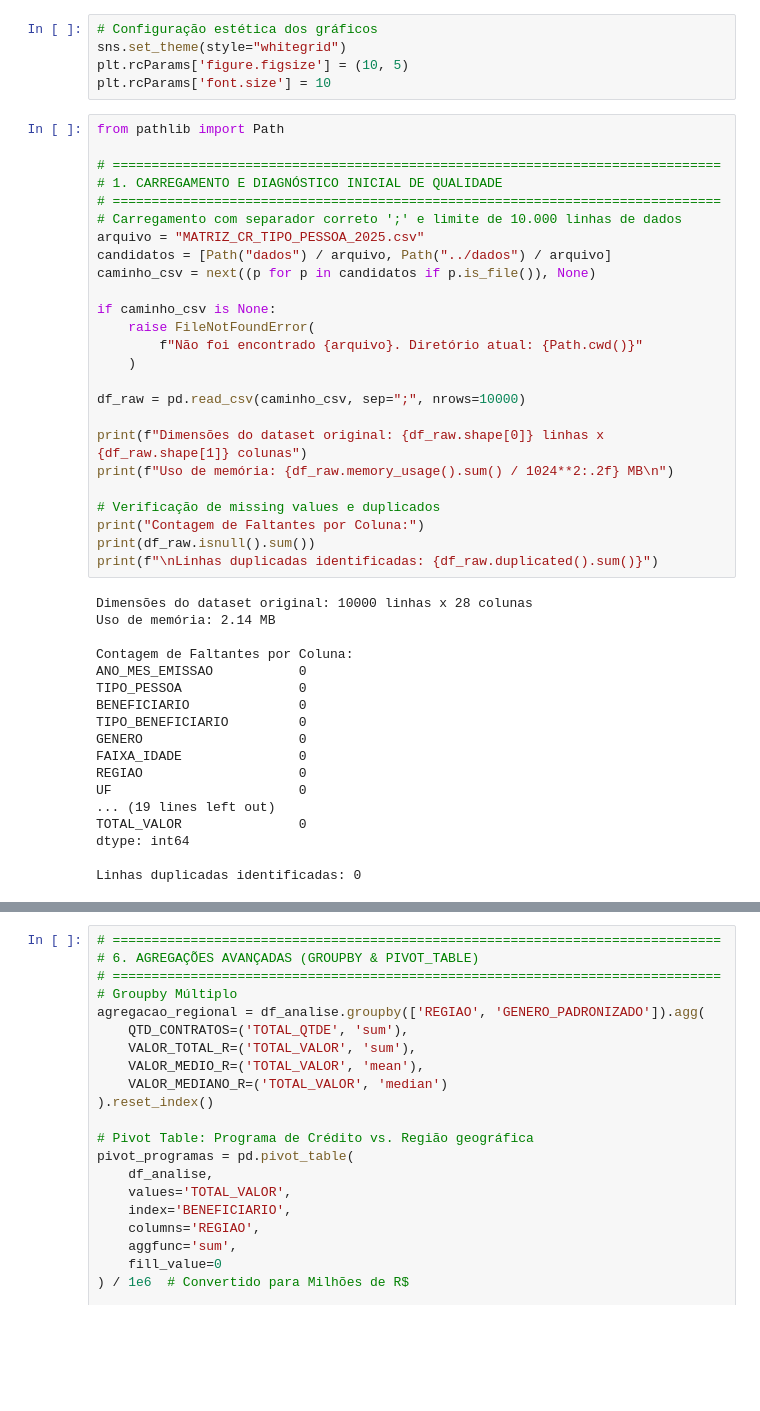
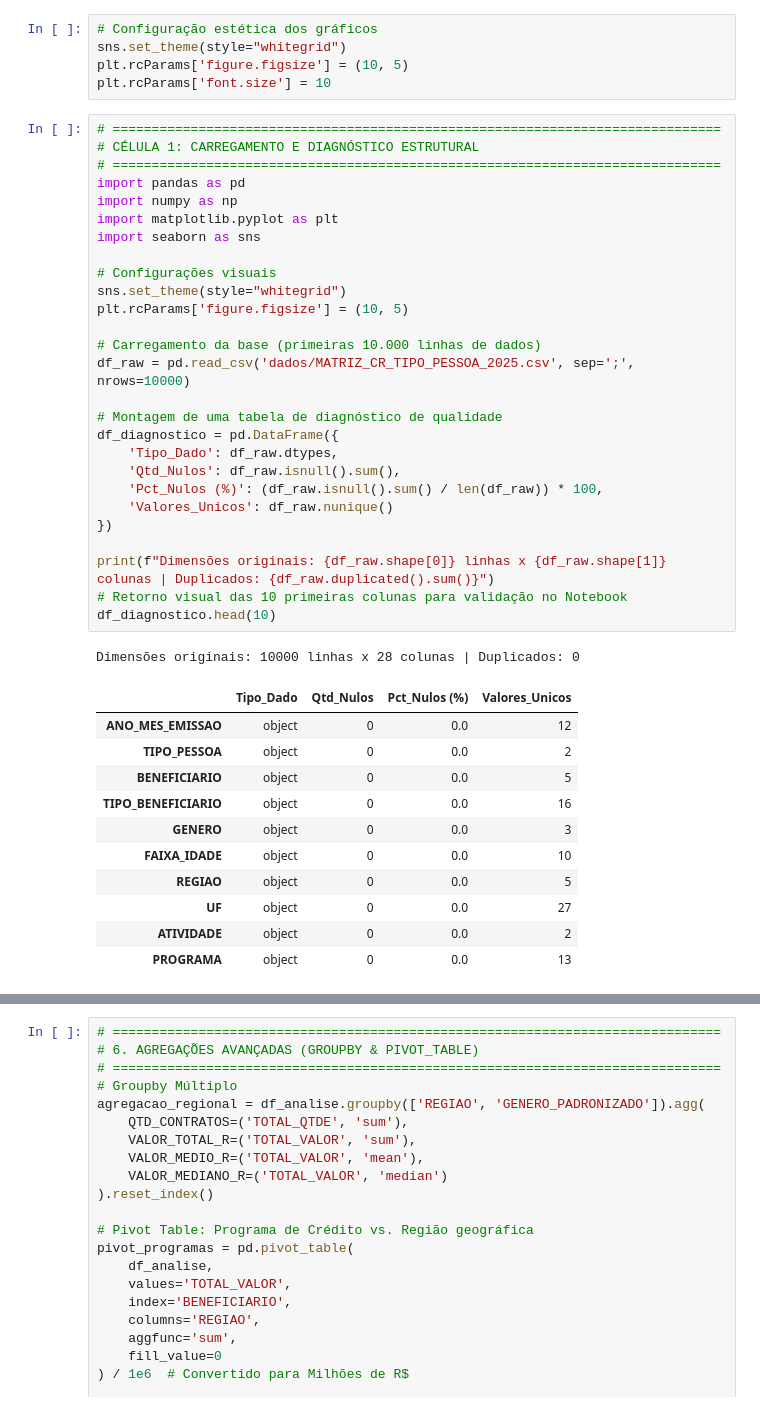
Before and after one commit to danielmassita/ADA1735-DS-PY-004-CarolCleissonDaniel, a Jupyter notebook: analise.ipynb, the cells around one changed output, grey strips where cells are left out. Cells and saved outputs as stored; diff of their text form; blank space fills up the shorter version.

Commit message:
feat: Ajustes tabelas e graficos com Readme

```diff
--- a/analise.ipynb
+++ b/analise.ipynb
@@ -12,47 +12,44 @@ sns.set_theme(style="whitegrid")
 plt.rcParams['figure.figsize'] = (10, 5)
 plt.rcParams['font.size'] = 10
 # %%
-from pathlib import Path
+# ==============================================================================
+# CÉLULA 1: CARREGAMENTO E DIAGNÓSTICO ESTRUTURAL
+# ==============================================================================
+import pandas as pd
+import numpy as np
+import matplotlib.pyplot as plt
+import seaborn as sns
 
-# ==============================================================================
-# 1. CARREGAMENTO E DIAGNÓSTICO INICIAL DE QUALIDADE
-# ==============================================================================
-# Carregamento com separador correto ';' e limite de 10.000 linhas de dados
-arquivo = "MATRIZ_CR_TIPO_PESSOA_2025.csv"
-candidatos = [Path("dados") / arquivo, Path("../dados") / arquivo]
-caminho_csv = next((p for p in candidatos if p.is_file()), None)
+# Configurações visuais
+sns.set_theme(style="whitegrid")
+plt.rcParams['figure.figsize'] = (10, 5)
 
-if caminho_csv is None:
-    raise FileNotFoundError(
-        f"Não foi encontrado {arquivo}. Diretório atual: {Path.cwd()}"
-    )
+# Carregamento da base (primeiras 10.000 linhas de dados)
+df_raw = pd.read_csv('dados/MATRIZ_CR_TIPO_PESSOA_2025.csv', sep=';', nrows=10000)
 
-df_raw = pd.read_csv(caminho_csv, sep=";", nrows=10000)
+# Montagem de uma tabela de diagnóstico de qualidade
+df_diagnostico = pd.DataFrame({
+    'Tipo_Dado': df_raw.dtypes,
+    'Qtd_Nulos': df_raw.isnull().sum(),
+    'Pct_Nulos (%)': (df_raw.isnull().sum() / len(df_raw)) * 100,
+    'Valores_Unicos': df_raw.nunique()
+})
 
-print(f"Dimensões do dataset original: {df_raw.shape[0]} linhas x {df_raw.shape[1]} colunas")
-print(f"Uso de memória: {df_raw.memory_usage().sum() / 1024**2:.2f} MB\n")
-
-# Verificação de missing values e duplicados
-print("Contagem de Faltantes por Coluna:")
-print(df_raw.isnull().sum())
-print(f"\nLinhas duplicadas identificadas: {df_raw.duplicated().sum()}")
+print(f"Dimensões originais: {df_raw.shape[0]} linhas x {df_raw.shape[1]} colunas | Duplicados: {df_raw.duplicated().sum()}")
+# Retorno visual das 10 primeiras colunas para validação no Notebook
+df_diagnostico.head(10)
 # %% [output]
-Dimensões do dataset original: 10000 linhas x 28 colunas
-Uso de memória: 2.14 MB
-
-Contagem de Faltantes por Coluna:
-ANO_MES_EMISSAO           0
-TIPO_PESSOA               0
-BENEFICIARIO              0
-TIPO_BENEFICIARIO         0
-GENERO                    0
-FAIXA_IDADE               0
-REGIAO                    0
-UF                        0
-... (19 lines left out)
-TOTAL_VALOR               0
-dtype: int64
-
-Linhas duplicadas identificadas: 0
+Dimensões originais: 10000 linhas x 28 colunas | Duplicados: 0
+|  | Tipo_Dado | Qtd_Nulos | Pct_Nulos (%) | Valores_Unicos |
+| ANO_MES_EMISSAO | object | 0 | 0.0 | 12 |
+| TIPO_PESSOA | object | 0 | 0.0 | 2 |
+| BENEFICIARIO | object | 0 | 0.0 | 5 |
+| TIPO_BENEFICIARIO | object | 0 | 0.0 | 16 |
+| GENERO | object | 0 | 0.0 | 3 |
+| FAIXA_IDADE | object | 0 | 0.0 | 10 |
+| REGIAO | object | 0 | 0.0 | 5 |
+| UF | object | 0 | 0.0 | 27 |
+| ATIVIDADE | object | 0 | 0.0 | 2 |
+| PROGRAMA | object | 0 | 0.0 | 13 |
 # %%
 # ==============================================================================
```
Also changed, not shown: parts of 8 cells of this notebook, 1 other file.
